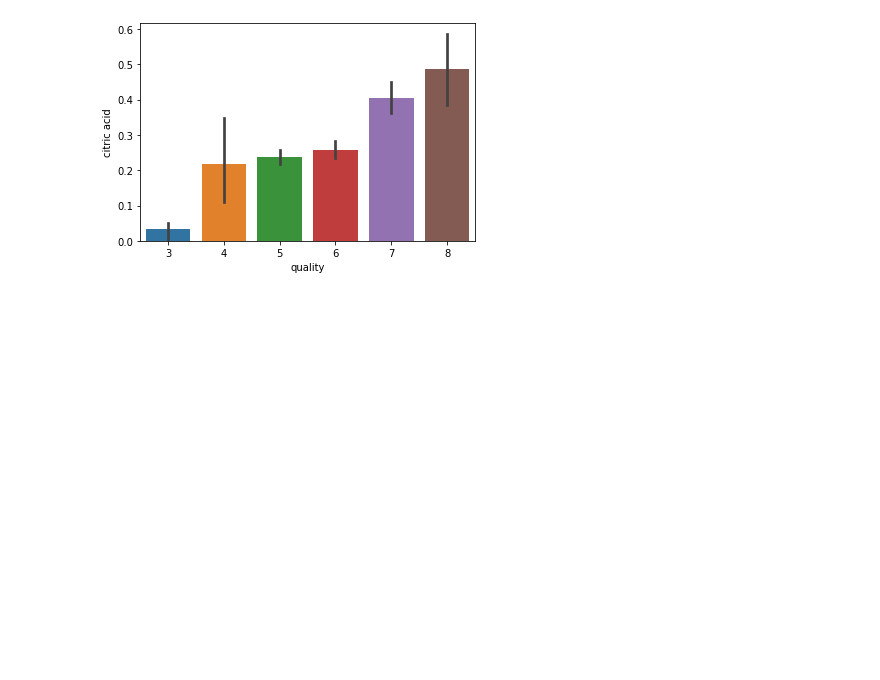
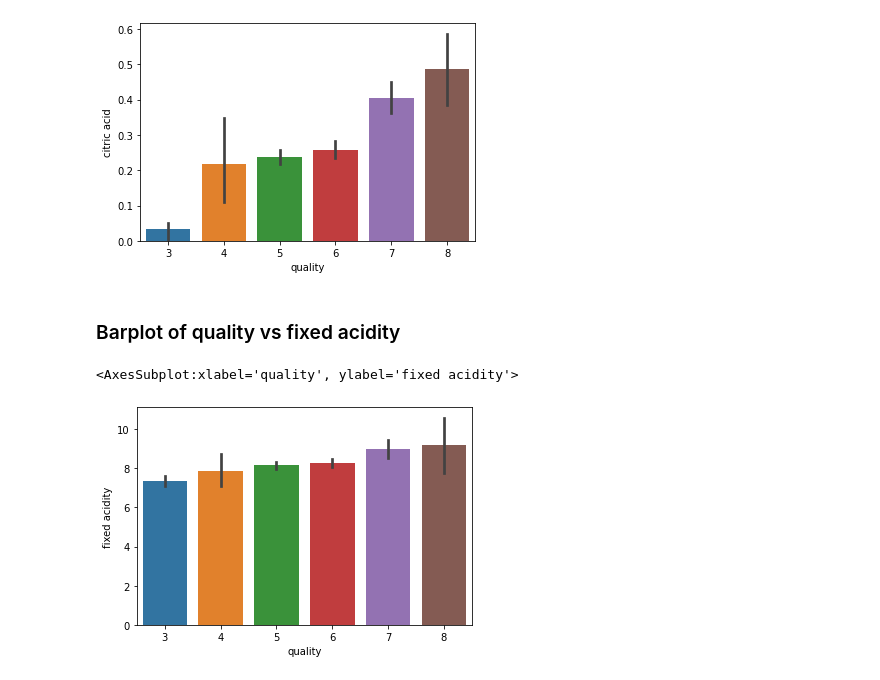
Before and after one commit to Michael-Austin-Mesa/wine-classification-project, a Jupyter notebook: explore.ipynb, the cells around one changed output. Cells and saved outputs as stored; diff of their text form; code cells hidden in the pictures; blank space fills up the shorter version.

```diff
--- a/explore.ipynb
+++ b/explore.ipynb
@@ -106,3 +106,10 @@ sb.barplot(data=train, x=train['quality'],y=train['citric acid'])
 # %% [output]
 <AxesSubplot:xlabel='quality', ylabel='citric acid'>
 [figure]
+# %% [markdown]
+### Barplot of quality vs fixed acidity
+# %%
+sb.barplot(data=train, x=train['quality'],y=train['fixed acidity'])
+# %% [output]
+<AxesSubplot:xlabel='quality', ylabel='fixed acidity'>
+[figure, added]
```
